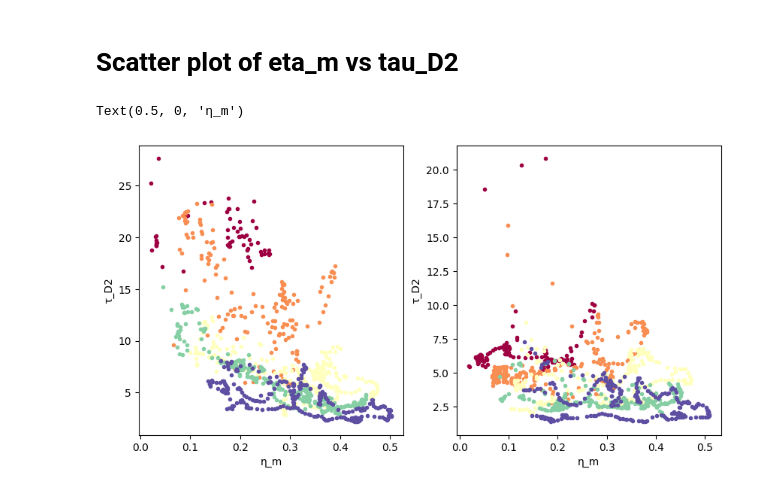
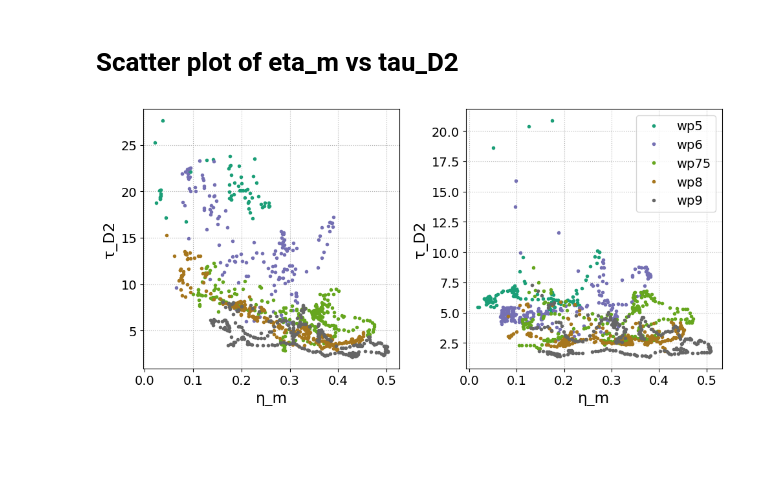
Before and after one commit to mrayson/incoherentitide, a Jupyter notebook: NOTEBOOKS/inspect_pk2015_ROMS_nonstat_itide.ipynb, the cells around one changed output. Cells and saved outputs as stored; diff of their text form; code cells hidden in the pictures; blank space fills up the shorter version.

```diff
--- a/NOTEBOOKS/inspect_pk2015_ROMS_nonstat_itide.ipynb
+++ b/NOTEBOOKS/inspect_pk2015_ROMS_nonstat_itide.ipynb
@@ -27,6 +27,16 @@ import nonstat_itides as nsit
 plt.rcParams['font.size']=14
 plt.rcParams['axes.labelsize']='large'
 plt.rcParams['pcolor.shading']='auto'
+# %%
+limits = {
+    'η_m':[0., 0.6],
+    'τ_m':[0,20],
+    'γ_m':[0,2.],
+    'η_D2':[0, 0.2],
+    'τ_D2':[0,30],
+    'γ_D2':[1,2.],
+}
+scenarios = ['wp5','wp6','wp75','wp8','wp9']
 # %%
 def plot_spatial(ds):
     ny, nparams = ds['data'].shape
@@ -39,16 +49,22 @@ def plot_spatial(ds):
         axs.append(plt.subplot(nparams,1,ii+1))
         axs[ii].plot(y, ds['data'][:,ii],'.')
         axs[ii].set_ylabel(paramnames[ii])
+        axs[ii].set_ylim(limits[paramnames[ii]])
+        axs[ii].set_xlim(1400,2000)
+        axs[ii].grid(True, ls=':')
         if ii < nparams-1:
             axs[ii].set_xticklabels([])
+
+
     return axs
 # %%
 # covfunc = nsjax.itide_D2_meso_gammaexp
 covfunc = nsjax.itide_D2_meso_gammaexp_fixed
 
-for scenario in ['wp5','wp6','wp75','wp8','wp9']:
+for scenario in scenarios:
     output_nc = '../DATA/ROMS/{}_params_{}_v2.nc'.format(scenario,covfunc.__name__)
     ds = xr.open_dataset(output_nc)
     axs=plot_spatial(ds)
     axs[0].set_title(scenario)
+    plt.savefig('../FIGURES/PK2015_spatialparams_Lorentzian_{}.png'.format(scenario), dpi=150)
 # %% [output]
@@ -61,9 +77,10 @@ for scenario in ['wp5','wp6','wp75','wp8','wp9']:
 covfunc = nsjax.itide_D2_meso_gammaexp
 # covfunc = nsjax.itide_D2_meso_gammaexp_fixed
 
-for scenario in ['wp5','wp6','wp75','wp8','wp9']:
+for scenario in scenarios:
     output_nc = '../DATA/ROMS/{}_params_{}_v2.nc'.format(scenario,covfunc.__name__)
     ds = xr.open_dataset(output_nc)
     axs=plot_spatial(ds)
     axs[0].set_title(scenario)
+    plt.savefig('../FIGURES/PK2015_spatialparams_GammaExp_{}.png'.format(scenario), dpi=150)
 # %% [output]
@@ -76,35 +93,40 @@ for scenario in ['wp5','wp6','wp75','wp8','wp9']:
 # Scatter plot of eta_m vs tau_D2
 # %%
 # covfunc = nsjax.itide_D2_meso_gammaexp
-cmap = plt.colormaps.get_cmap('Spectral')
+cmap = plt.colormaps.get_cmap('Dark2')
+
 colors = [cmap(ii) for ii in np.linspace(0,1,5)]
 
 plt.figure(figsize=(10,5))
 ax=plt.subplot(121)
 covfunc = nsjax.itide_D2_meso_gammaexp_fixed
 
-for cc, scenario in zip(colors, ['wp5','wp6','wp75','wp8','wp9']):
+for cc, scenario in zip(colors, scenarios):
     output_nc = '../DATA/ROMS/{}_params_{}_v2.nc'.format(scenario,covfunc.__name__)
     ds = xr.open_dataset(output_nc)
 
     plt.plot(ds['data'][:,0], ds['data'][:,4],'.',c=cc)
 
 paramnames = ds['data'].attrs['parameter names']
 ax.set_ylabel(paramnames[4])
 ax.set_xlabel(paramnames[0])
+plt.grid(True, ls=':')
 
 ax=plt.subplot(122)
 covfunc = nsjax.itide_D2_meso_gammaexp
 
-for cc, scenario in zip(colors, ['wp5','wp6','wp75','wp8','wp9']):
+for cc, scenario in zip(colors, scenarios):
     output_nc = '../DATA/ROMS/{}_params_{}_v2.nc'.format(scenario,covfunc.__name__)
     ds = xr.open_dataset(output_nc)
 
     plt.plot(ds['data'][:,0], ds['data'][:,4],'.',c=cc)
 
 paramnames = ds['data'].attrs['parameter names']
 ax.set_ylabel(paramnames[4])
 ax.set_xlabel(paramnames[0])
+plt.legend(scenarios)
+plt.grid(True, ls=':')
+plt.tight_layout()
+# plt.savefig('../FIGURES/PK2015_etam_vs_tauD2.png', dpi=150)
 # %% [output]
-Text(0.5, 0, 'η_m')
-[figure, old version]
+[figure, new version]
```
Also changed, not shown: parts of 13 cells of this notebook, 3 other files.
